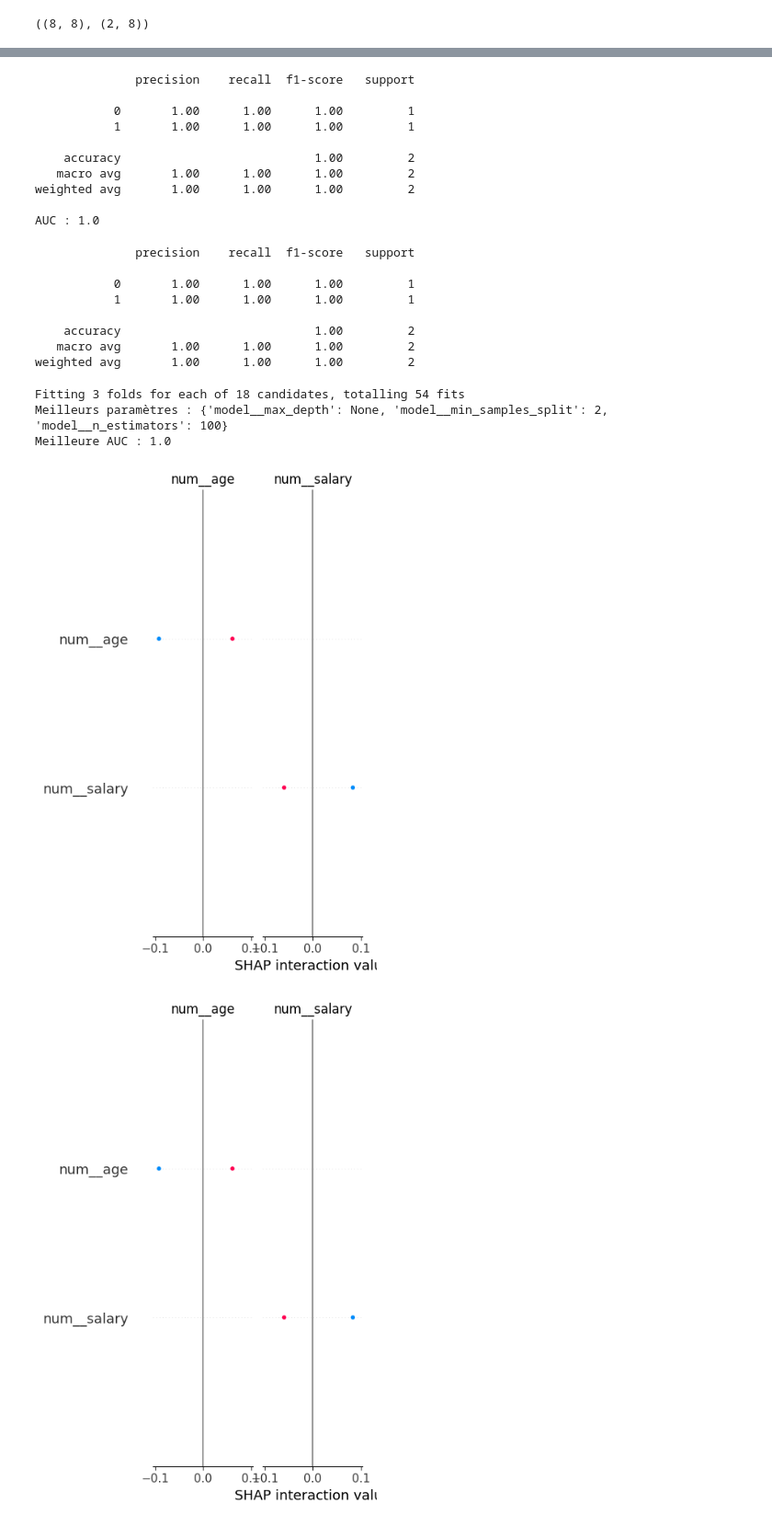
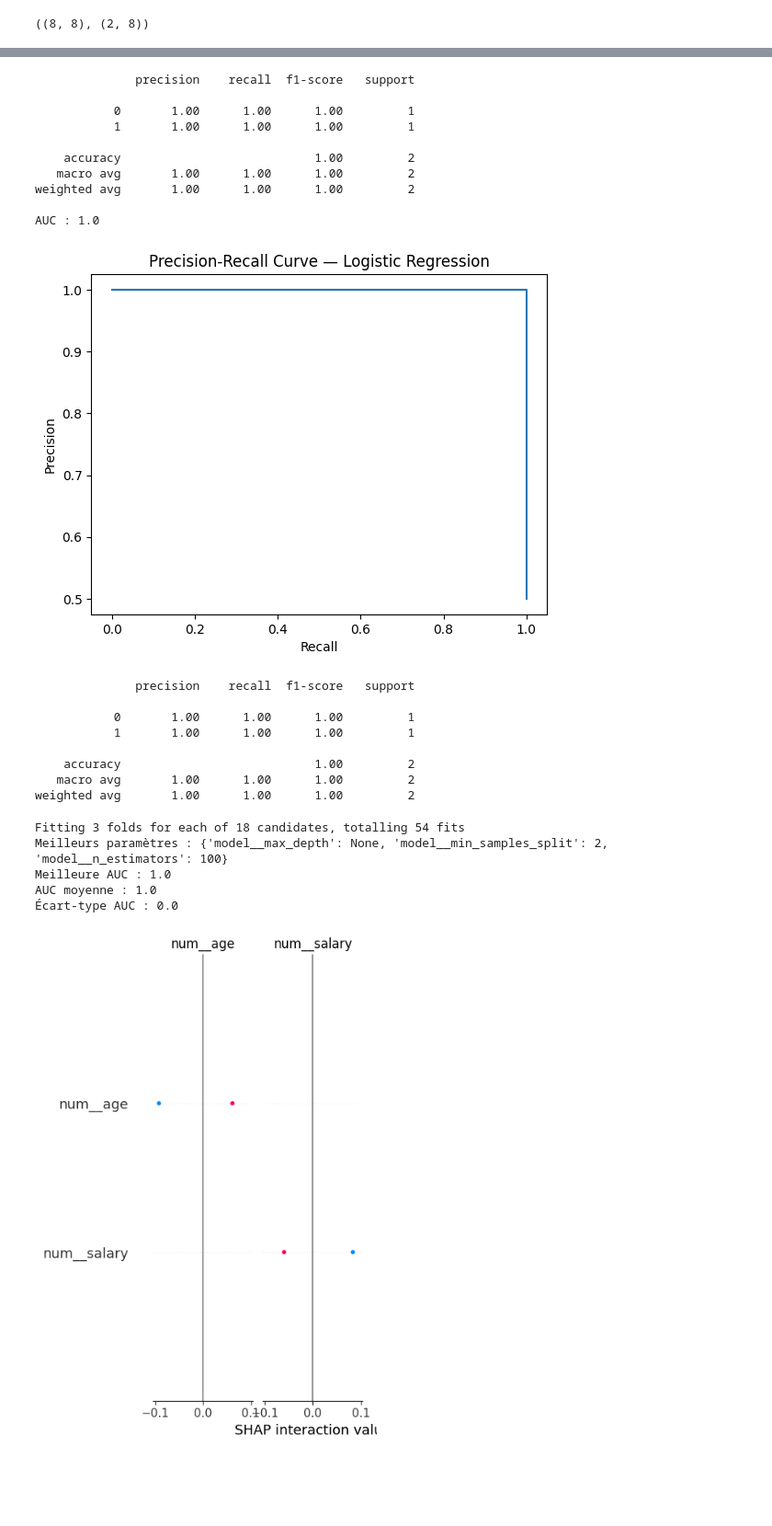
Before and after one commit to sjbl69/Technovaa, a Jupyter notebook: notebooks/02_Modeling_and_SHAP.ipynb, the cells around one changed output, grey strips where cells are left out. Shown at 92% size. Saved outputs shown, nothing was run; the diff lists cells and outputs as text; code cells hidden in the pictures; blank space fills up the shorter version.

```diff
--- a/notebooks/02_Modeling_and_SHAP.ipynb
+++ b/notebooks/02_Modeling_and_SHAP.ipynb
@@ -116,32 +125,44 @@ weighted avg       0.25      0.50      0.33         2
 # %%
 from sklearn.linear_model import LogisticRegression
+from sklearn.metrics import roc_auc_score, precision_recall_curve
+import matplotlib.pyplot as plt
 
-# Modèle linéaire pour comparaison :
-# Une régression logistique bien calibrée avec class_weight balanced.
+# Modèle linéaire interprétable :
 # ------------------------------------------------------------
 
 logreg = Pipeline(steps=[
     ("preprocess", preprocessor),
     ("model", LogisticRegression(max_iter=1000, class_weight="balanced"))
 ])
 
 logreg.fit(X_train, y_train)
+
 y_pred_lr = logreg.predict(X_test)
-y_proba_lr = logreg.predict_proba(X_test)[:,1]
+y_proba_lr = logreg.predict_proba(X_test)[:, 1]
 
 print(classification_report(y_test, y_pred_lr))
 print("AUC :", roc_auc_score(y_test, y_proba_lr))
+
+# Courbe Precision-Recall
+precision, recall, thresholds = precision_recall_curve(y_test, y_proba_lr)
+
+plt.plot(recall, precision)
+plt.xlabel("Recall")
+plt.ylabel("Precision")
+plt.title("Precision-Recall Curve — Logistic Regression")
+plt.show()
 # %% [output]
               precision    recall  f1-score   support
 
            0       1.00      1.00      1.00         1
            1       1.00      1.00      1.00         1
 
     accuracy                           1.00         2
    macro avg       1.00      1.00      1.00         2
 weighted avg       1.00      1.00      1.00         2
 
 AUC : 1.0
+[figure, added]
 # %%
 from imblearn.over_sampling import SMOTE
 from imblearn.pipeline import Pipeline as ImbPipeline
@@ -175,11 +197,7 @@ print(classification_report(y_test, y_pred_rf))
    macro avg       1.00      1.00      1.00         2
 weighted avg       1.00      1.00      1.00         2
 # %%
-from sklearn.model_selection import GridSearchCV, StratifiedKFold
-
-# Fine-tuning des hyperparamètres :
-# GridSearch + CV stratifiée = méthodologie rigoureuse.
-# ------------------------------------------------------------
+from sklearn.model_selection import GridSearchCV, StratifiedKFold, cross_validate
 
 pipe_rf = ImbPipeline(steps=[
     ("preprocess", preprocessor),
@@ -187,17 +205,14 @@ pipe_rf = ImbPipeline(steps=[
     ("model", RandomForestClassifier(random_state=42))
 ])
 
-# Hyperparamètres à tester
 param_grid = {
     "model__n_estimators": [100, 200, 300],
     "model__max_depth": [None, 5, 10],
     "model__min_samples_split": [2, 5]
 }
 
-# Validation croisée
 cv = StratifiedKFold(n_splits=3, shuffle=True, random_state=42)
 
-# GridSearch
 grid = GridSearchCV(
     estimator=pipe_rf,
     param_grid=param_grid,
@@ -211,43 +226,37 @@ grid.fit(X_train, y_train)
 
 print("Meilleurs paramètres :", grid.best_params_)
 print("Meilleure AUC :", grid.best_score_)
+
+# Moyenne et écart-type des performances
+cv_results = cross_validate(
+    grid.best_estimator_,
+    X_train,
+    y_train,
+    cv=cv,
+    scoring="roc_auc"
+)
+
+print("AUC moyenne :", cv_results["test_score"].mean())
+print("Écart-type AUC :", cv_results["test_score"].std())
 # %% [output]
 Fitting 3 folds for each of 18 candidates, totalling 54 fits
 Meilleurs paramètres : {'model__max_depth': None, 'model__min_samples_split': 2, 'model__n_estimators': 100}
 Meilleure AUC : 1.0
+AUC moyenne : 1.0
+Écart-type AUC : 0.0
 # %%
 import shap
 import numpy as np
 
 # Préparation des données pour l’interprétabilité :
-# On applique le preprocess seul pour obtenir X_train_pre/X_test_pre.
 # ------------------------------------------------------------
 
 X_train_pre = preprocessor.fit_transform(X_train)
 X_test_pre = preprocessor.transform(X_test)
 
-# 2) Convertir si sparse
 if hasattr(X_train_pre, "toarray"):
     X_train_pre = X_train_pre.toarray()
     X_test_pre = X_test_pre.toarray()
 
-# 3) Récupérer les noms des colonnes transformées
 feature_names = preprocessor.get_feature_names_out()
-
-#  Interprétation globale du modèle :
-# On entraîne un modèle RF simple pour générer des valeurs SHAP cohérentes.
-# ------------------------------------------------------------
-rf_shap = RandomForestClassifier(n_estimators=200, random_state=42)
-rf_shap.fit(X_train_pre, y_train)
-
-# 5) Utiliser le NOUVEL EXPLAINER (recommandé)
-explainer = shap.Explainer(rf_shap, X_train_pre, feature_names=feature_names)
-
-# 6) Calcul des valeurs SHAP
-shap_values = explainer(X_test_pre)
-
-# 7) Summary plot global
-shap.summary_plot(shap_values.values, X_test_pre, feature_names=feature_names)
-# %% [output]
-[figure, removed]
 # %%
```
Also changed, not shown: parts of 8 cells of this notebook, 1 other file.
